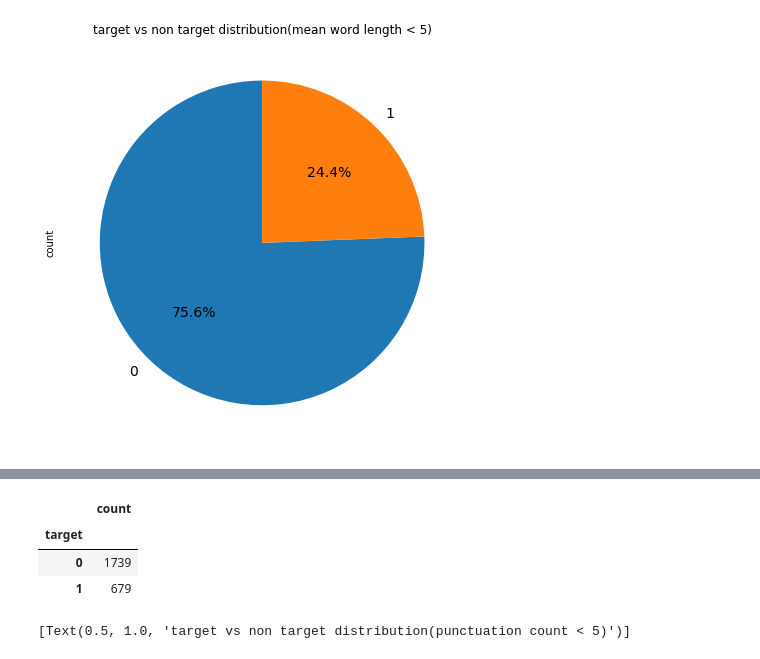
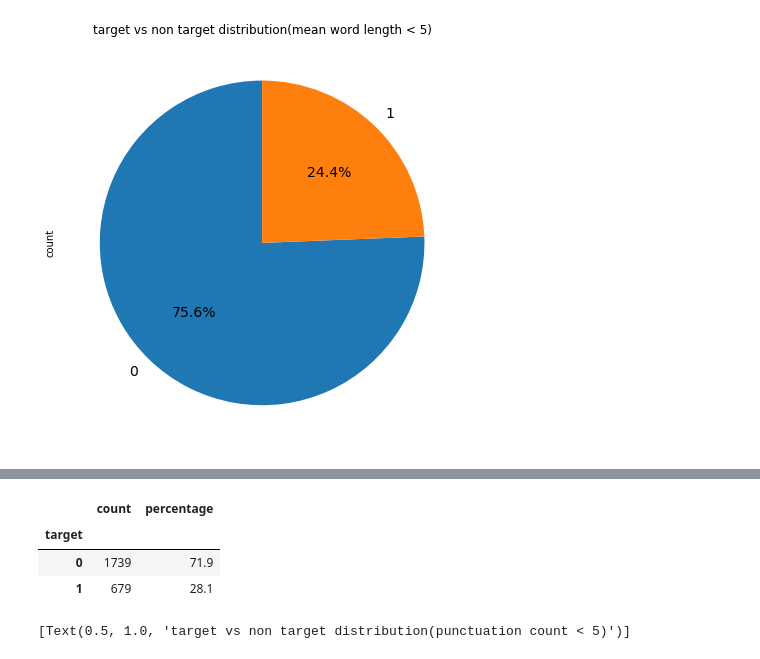
Before and after one commit to AlurrAldrey/OrgaDatosTP, a Jupyter notebook: tp1/CharCount_MeanWordLen_PunctCount.ipynb, the cells around one changed output, grey strips where cells are left out. Drawn from its saved outputs; the diff is of its cells as text; code cells hidden in the pictures.

```diff
--- a/tp1/CharCount_MeanWordLen_PunctCount.ipynb
+++ b/tp1/CharCount_MeanWordLen_PunctCount.ipynb
@@ -241,13 +242,14 @@ train_PC_lt_5.head()
 # %%
 grouped_PC=train_PC_lt_5.groupby(['target']).agg(['count'])
 grouped_PC = grouped_PC[('id','count')].to_frame()
 grouped_PC.columns=['count']
+grouped_PC['percentage'] = round(grouped_PC['count']/train_PC_lt_5['id'].count() * 100, 1)
 grouped_PC.head()
 # %% [output]
-|  | count |
-| target |  |
-| 0 | 1739 |
-| 1 | 679 |
+|  | count | percentage |
+| target |  |  |
+| 0 | 1739 | 71.9 |
+| 1 | 679 | 28.1 |
 # %%
 plt.figure(figsize=(16,8))
 
```
Also changed, not shown: parts of 4 cells of this notebook.
